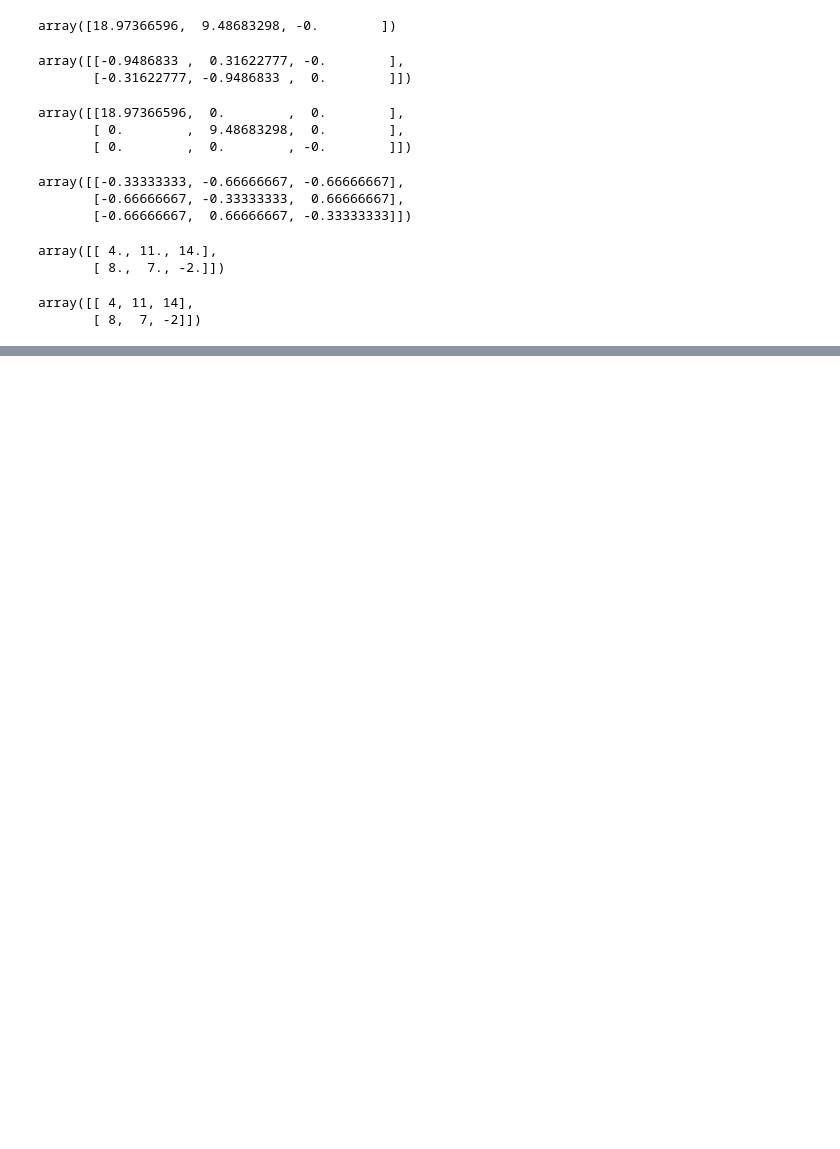
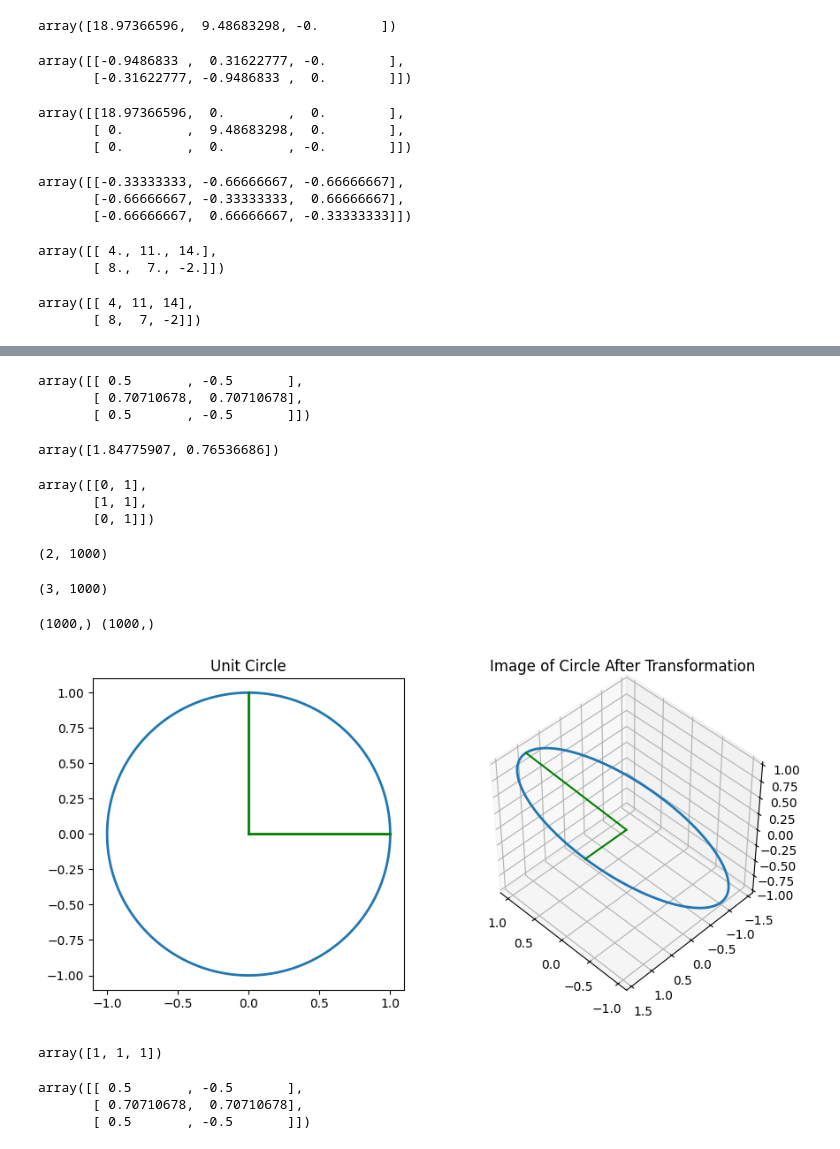
Before and after one commit to cfroccajr/Mmmmm..Machine_Learning, a Jupyter notebook: Class_Files/SVG-Concept-Visualize-Calculate.ipynb, the cells around one changed output, grey strips where cells are left out. Saved outputs shown, nothing was run; the diff lists cells and outputs as text; code cells hidden in the pictures; blank space fills up the shorter version.

```diff
--- a/Class_Files/SVG-Concept-Visualize-Calculate.ipynb
+++ b/Class_Files/SVG-Concept-Visualize-Calculate.ipynb
@@ -173,0 +202,5 @@ array([[ 4, 11, 14],
+# %%
+C = np.array([[0,1],[1,1],[0,1]])
+C_prod = np.matmul(C.transpose(),C)
+c_eigval,c_eigvecs = la.eig(C_prod)
+print(c_eigvecs,"\n\n",c_eigval)
@@ -173,0 +250,62 @@ array([[ 4, 11, 14],
+# %%
+U
+# %% [output]
+array([[ 0.5       , -0.5       ],
+       [ 0.70710678,  0.70710678],
+       [ 0.5       , -0.5       ]])
+# %%
+la.svd(C)[1]
+# %% [output]
+array([1.84775907, 0.76536686])
+# %%
+C
+# %% [output]
+array([[0, 1],
+       [1, 1],
+       [0, 1]])
+# %%
+x_vals = np.cos(u)
+y_vals = np.sin(u)
+circle = np.array([x_vals[0],y_vals[0]])
+circle.shape
+# %% [output]
+(2, 1000)
+# %%
+circle_image = np.matmul(C,circle)
+circle_image.shape
+# %% [output]
+(3, 1000)
+# %%
+figure2 = plt.figure(figsize=(10,6))
+# add axes to the figure
+axis211 = figure2.add_subplot(121)
+axis212 = figure2.add_subplot(122,projection='3d')
+
+# set aspect ratios
+axis211.set_aspect('equal')
+axis212.set_aspect('equal')
+
+# set titles
+axis211.set_title("Unit Circle")
+axis212.set_title("Image of Circle After Transformation")
+
+# add images to the axes
+axis211.plot(circle[0],circle[1],linewidth=2)
+axis212.plot(circle_image[0],circle_image[1],circle_image[2],linewidth=2)
+
+# add vectors
+X = np.zeros(1000)
+Y = (u/(2*np.pi))[0]
+print(X.shape,Y.shape)
+axis211.plot(X,Y,'g',linewidth=2)
+axis211.plot(Y,X,'g',linewidth=2)
+axis212.plot(0,u/(2*np.pi),0,color='g')
+axis212.plot(u/(2*np.pi),u/(2*np.pi),u/(2*np.pi),color='g')
+# axis212.plot(cross_coef[0]*u/(2*np.pi),0,cross_coef[2]*u/(2*np.pi),color='r')
+
+
+# adjust the viewing angle
+axis212.view_init(elev=45, azim=135, roll=0);
+# %% [output]
+(1000,) (1000,)
+[figure, added]
@@ -173,0 +314,10 @@ array([[ 4, 11, 14],
+# %%
+C@[0,1]
+# %% [output]
+array([1, 1, 1])
+# %%
+U
+# %% [output]
+array([[ 0.5       , -0.5       ],
+       [ 0.70710678,  0.70710678],
+       [ 0.5       , -0.5       ]])
```
Also changed, not shown: parts of 18 cells of this notebook, 1 other file.
